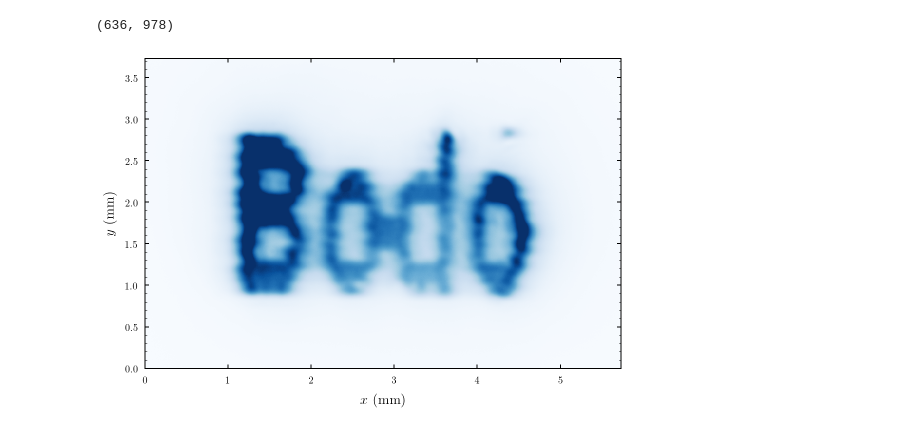
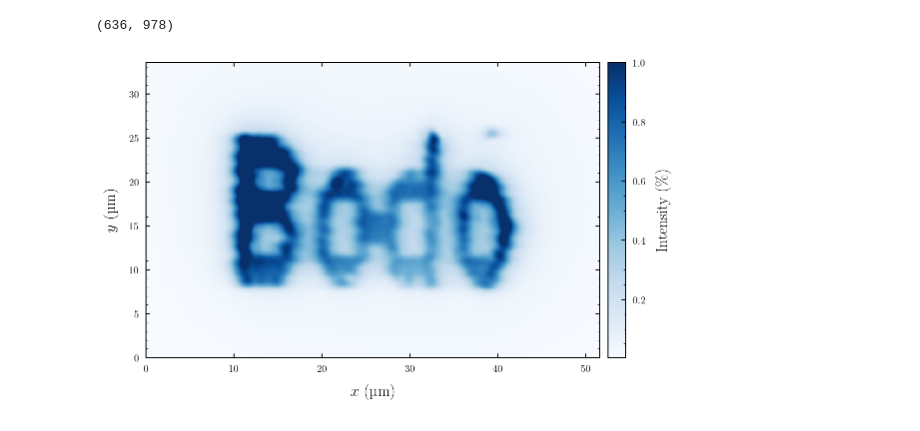
Before and after one commit to bodokaiser/bachelor-thesis, a Jupyter notebook: notebook/evaluation/projections.ipynb, the cells around one changed output. Drawn from its saved outputs; the diff is of its cells as text; code cells hidden in the pictures.

```diff
--- a/notebook/evaluation/projections.ipynb
+++ b/notebook/evaluation/projections.ipynb
@@ -12,6 +12,9 @@ os.makedirs(figdir, exist_ok=True)
 # %%
 # pixel size in meter
 psize = 5.86e-6
+
+# magnification in setup
+M = 500 / 4.5
 # %%
 lmu = Image.open(os.path.join(imgdir, 'lmu.tif'))
 lmu
@@ -28,14 +31,15 @@ img.shape
 # %% [output]
 (636, 978)
 # %%
-plt.figure(figsize=(10, 5))
-plt.xlabel('$x$ (\si{\milli\meter})')
-plt.ylabel('$y$ (\si{\milli\meter})')
-plt.imshow(img, extent=[0, psize * img.shape[1] / 1e-3, 0, psize * img.shape[0] / 1e-3])
+plt.figure(figsize=(12, 5))
+plt.xlabel('$x$ (\si{\micro\meter})')
+plt.ylabel('$y$ (\si{\micro\meter})')
+im = plt.imshow(img / img.max(), extent=[0, psize * img.shape[1] / M / 1e-6, 0, psize * img.shape[0] / M / 1e-6])
 
-plt.subplots_adjust(top=.98, bottom=.12)
+plt.subplots_adjust(top=.96, bottom=.14, hspace=.05, wspace=.05, right=.83)
+plt.colorbar(im, label=r'Intensity (\si{\percent})', cax=plt.axes([0.75, 0.14, 0.02, .82]))
 plt.savefig(os.path.join(figdir, 'bodo.pdf'))
 plt.savefig(os.path.join(figdir, 'bodo.pgf'))
 plt.show()
 # %% [output]
-[figure, old version]
+[figure, new version]
```
Also changed, not shown: 40 other files.
